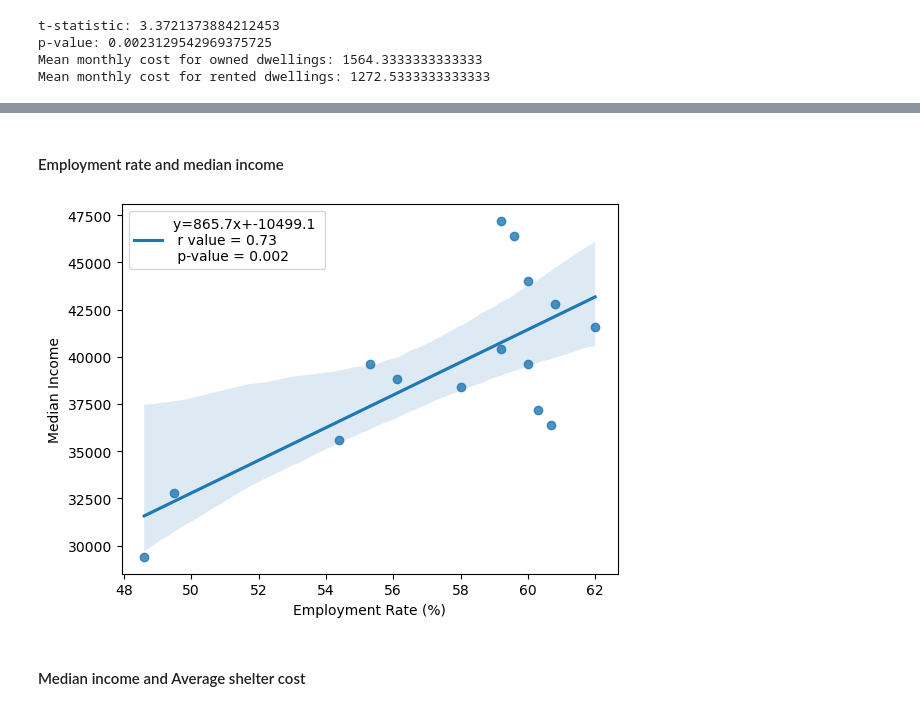
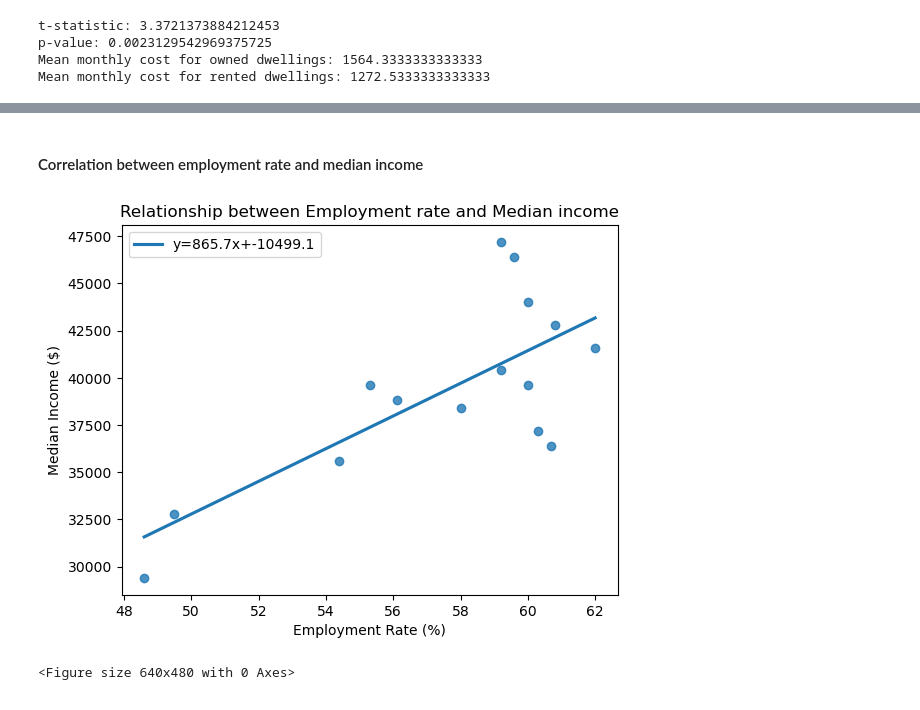
Before and after one commit to detmanski/Overview_Canada_Analysis, a Jupyter notebook: emp_and_shelter_cost.ipynb, the cells around one changed output, grey strips where cells are left out. Drawn from its saved outputs; the diff is of its cells as text; code cells hidden in the pictures.

```diff
--- a/emp_and_shelter_cost.ipynb
+++ b/emp_and_shelter_cost.ipynb
@@ -248,3 +257,8 @@ combined_data
 | 12 | Calgary | 72.27 | 3.53 | -5.20 | 96 | 79 | 51.0501 | -114.0853 | ... |
 | 13 | Edmonton | 97.45 | 2.57 | 0.32 | 96 | 61 | 53.5501 | -113.4687 | ... |
 | 14 | Vancouver | 81.64 | 0.89 | 5.57 | 100 | 95 | 49.2497 | -123.1193 | ... |
+# %%
+## Creating 2 new columns to calculate % income spent on rent and mortgage
+combined_data["% of income spent on shelter cost (owned)"] = (combined_data["Average monthly shelter costs for owned dwellings ($)"] / (combined_data["Median Income"]/12)) * 100
+combined_data["% of income spent on shelter cost (rented)"] = (combined_data["Average monthly shelter costs for rented dwellings ($)"] / (combined_data["Median Income"]/12)) * 100
+combined_data
@@ -388,12 +410,15 @@ plt.show()
 # %% [markdown]
-#### Employment rate and median income
+#### Correlation between employment rate and median income
 # %%
+## Creating a scatterplot with linear regression to ascertain the relationship between employment rate and median income
 fig, axs = plt.subplots()
 slope, intercept, r_value, p_value, std_err = stats.linregress(combined_data['Employment Rate (%)'], combined_data['Median Income'])
-sns.regplot(x = combined_data['Employment Rate (%)'], y = combined_data['Median Income'], ax=axs, line_kws={'label':"y={0:.1f}x+{1:.1f} \n r value = {2:.2f} \n p-value = {3:.3f}".format(slope,intercept,r_value, p_value)})
+sns.regplot(x = combined_data['Employment Rate (%)'], y = combined_data['Median Income'], ax=axs, ci = None, line_kws={'label':"y={0:.1f}x+{1:.1f}".format(slope,intercept)})
 plt.legend()
+plt.ylabel('Median Income ($)')
+plt.title('Relationship between Employment rate and Median income')
 plt.show()
+plt.savefig("./Visualizations/EmpRate_vs_MedInc.png")
 # %% [output]
-[figure, old version]
+[figure, new version]
+<Figure size 640x480 with 0 Axes>
-# %% [markdown]
-#### Median income and Average shelter cost
```
Also changed, not shown: parts of 49 cells of this notebook, 3 other files.
